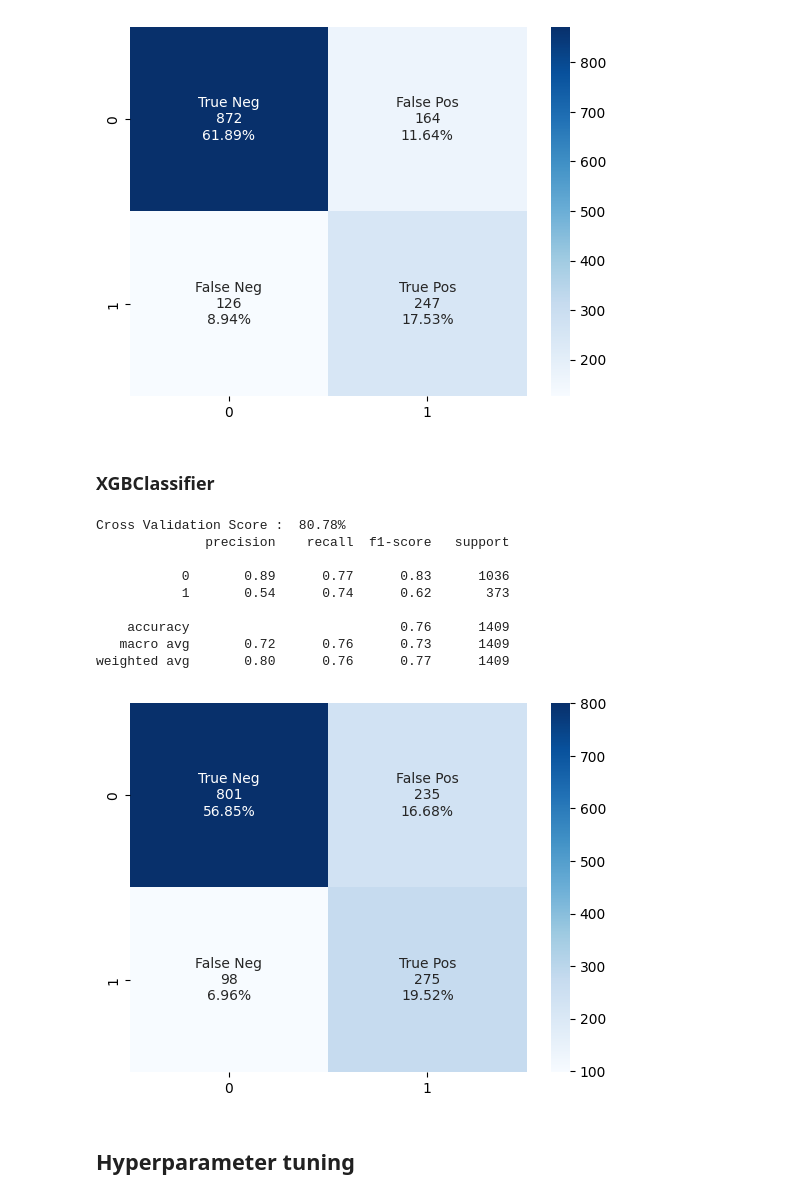
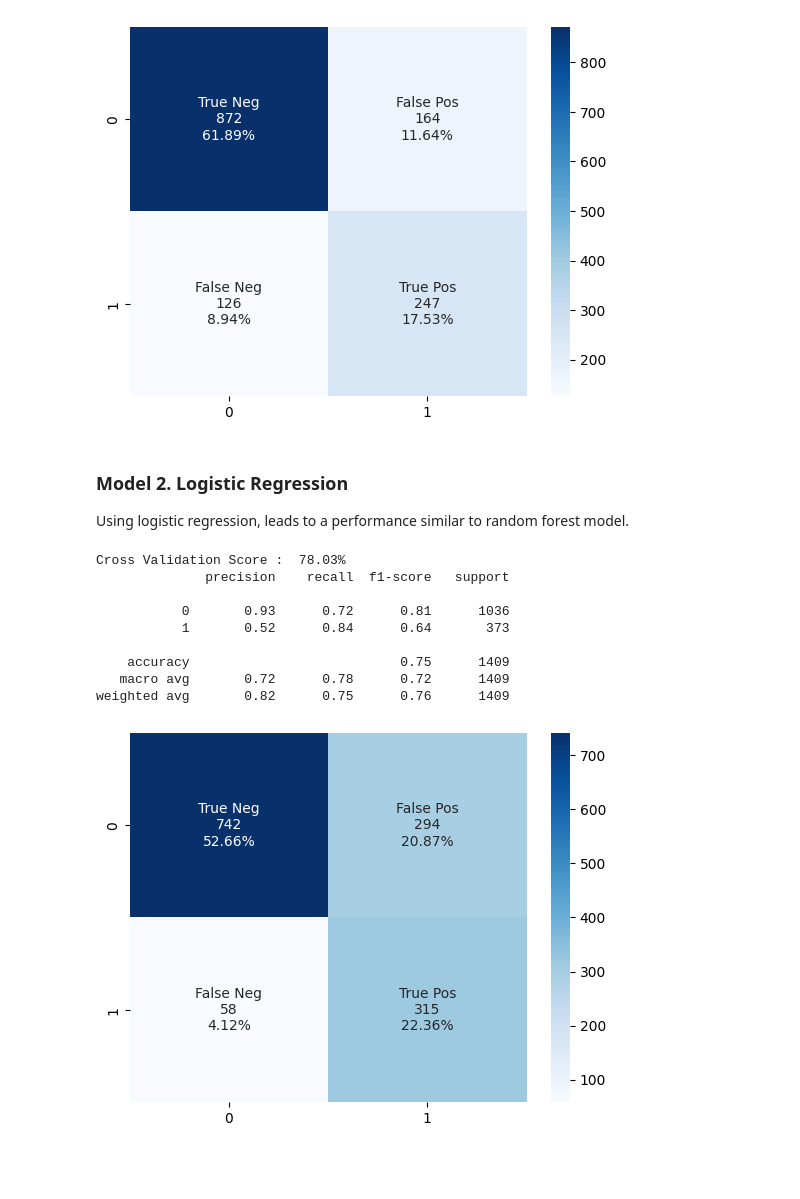
Before and after one commit to thedatamonk/retainify, a Jupyter notebook: notebooks/eda.ipynb, the cells around one changed output. Drawn from its saved outputs; the diff is of its cells as text; code cells hidden in the pictures; blank space fills up the shorter version.

```diff
--- a/notebooks/eda.ipynb
+++ b/notebooks/eda.ipynb
@@ -540,27 +546,27 @@ print(classification_report(y_test, y_predictions))
    macro avg       0.74      0.75      0.74      1409
 weighted avg       0.80      0.79      0.80      1409
 [figure]
-# %% [markdown]
-### XGBClassifier
+# %% [markdown]
+### Model 2. Logistic Regression
+
+Using logistic regression, leads to a performance similar to random forest model.
 # %%
-from xgboost import XGBClassifier
+from sklearn.linear_model import LogisticRegression
 
-classifier_xgb = XGBClassifier(learning_rate= 0.01,max_depth = 8, n_estimators = 1000)
+classifier_lr = LogisticRegression(max_iter=1000)
 
 
-classifier_xgb = train_model(classifier=classifier_xgb, x_train=X_train_smote, y_train=y_train_smote)
+classifier_lr = train_model(classifier=classifier_lr, x_train=X_train_smote, y_train=y_train_smote)
 
-eval_model(classifier=classifier_xgb, x_test=X_test, y_test=y_test)
+eval_model(classifier=classifier_lr, x_test=X_test, y_test=y_test)
 # %% [output]
-Cross Validation Score :  80.78%
+Cross Validation Score :  78.03%
               precision    recall  f1-score   support
 
-           0       0.89      0.77      0.83      1036
-           1       0.54      0.74      0.62       373
+           0       0.93      0.72      0.81      1036
+           1       0.52      0.84      0.64       373
 
-    accuracy                           0.76      1409
-   macro avg       0.72      0.76      0.73      1409
-weighted avg       0.80      0.76      0.77      1409
+    accuracy                           0.75      1409
+   macro avg       0.72      0.78      0.72      1409
+weighted avg       0.82      0.75      0.76      1409
-[figure, old version]
+[figure, new version]
-# %% [markdown]
-## Hyperparameter tuning
```
Also changed, not shown: parts of 18 cells of this notebook.
